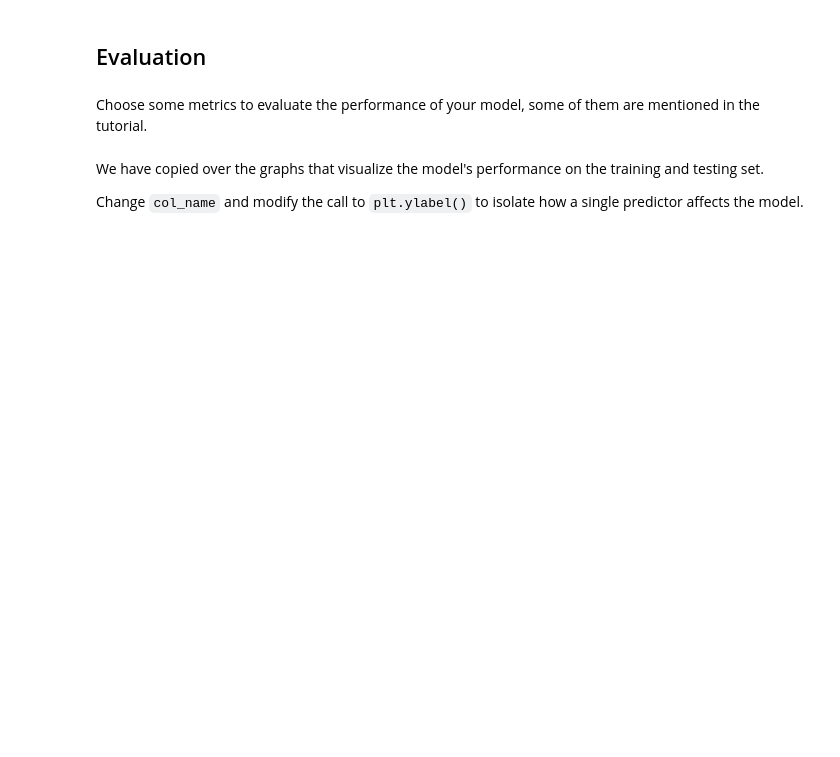
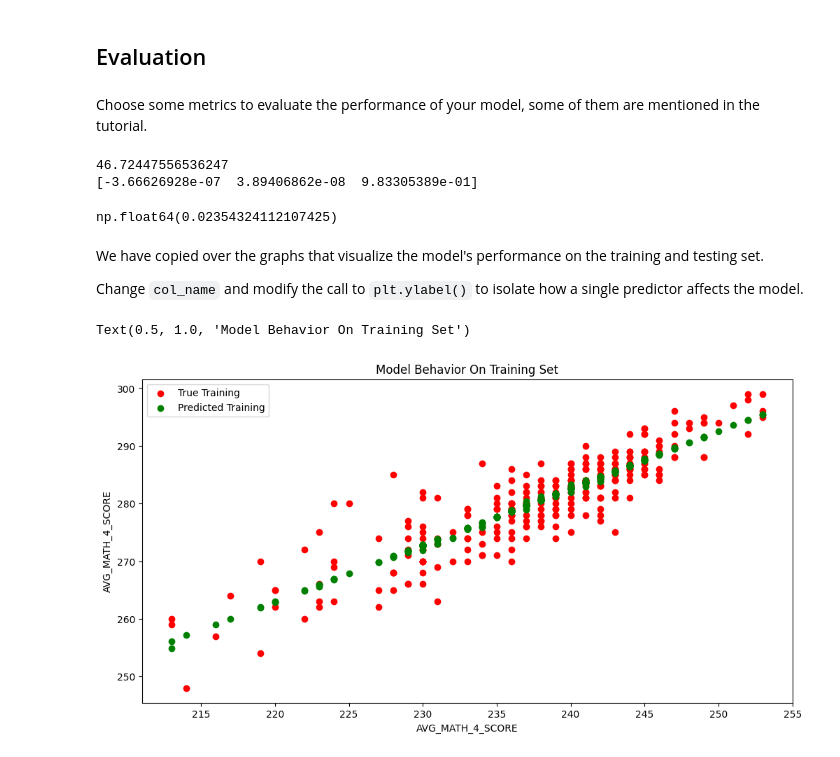
Before and after one commit to benguyen5/MDST-Tutorial, a Jupyter notebook: tutorial1/checkpoint1.ipynb, the cells around one changed output. Cells and saved outputs as stored; diff of their text form; code cells hidden in the pictures; blank space fills up the shorter version.

```diff
--- a/tutorial1/checkpoint1.ipynb
+++ b/tutorial1/checkpoint1.ipynb
@@ -166,6 +163,12 @@ from sklearn.model_selection import train_test_split
+# %%
+# X = input: enrollment, instruciton expenditure, and average 4th grade math scores
+# y = output, average grade 8 math score
+X = df[['ENROLL','INSTRUCTION_EXPENDITURE','AVG_MATH_4_SCORE']].dropna()
+y = df.loc[X.index]['AVG_MATH_8_SCORE']
+y.fillna(y.median(), inplace=True)
 # %%
-# X_train, X_test, y_train, y_test = train_test_split(
-#      X, y, test_size=, random_state=42)
+ X_train, X_test, y_train, y_test = train_test_split(
+      X, y, test_size= 0.3, random_state=0)
 # %% [markdown]
 <h2> Prediction </h2>
 # %% [markdown]
@@ -175,5 +179,5 @@ ML Models [Resource](https://medium.com/@vijaya.beeravalli/comparison-of-machine
 # %%
 # create your model here
-# model =
+model = LinearRegression()
 # %%
 model.fit(X_train, y_train)
@@ -183,19 +189,31 @@ y_pred = model.predict(X_test)
 ## Evaluation
 # %% [markdown]
 Choose some metrics to evaluate the performance of your model, some of them are mentioned in the tutorial.
+# %%
+model.score(X_test, y_test)
+print(model.intercept_)
+print(model.coef_)
+np.mean(model.predict(X_test)-y_test)
+# %% [output]
+46.72447556536247
+[-3.66626928e-07  3.89406862e-08  9.83305389e-01]
+np.float64(0.02354324112107425)
 # %% [markdown]
 We have copied over the graphs that visualize the model's performance on the training and testing set.
 
 Change `col_name` and modify the call to `plt.ylabel()` to isolate how a single predictor affects the model.
 # %%
-# col_name = 'COLUMN NAME OF ONE PREDICTOR'
+col_name = 'AVG_MATH_4_SCORE'
 
-# f = plt.figure(figsize=(12,6))
-# plt.scatter(X_train[col_name], y_train, color = "red")
-# plt.scatter(X_train[col_name], model.predict(X_train), color = "green")
+f = plt.figure(figsize=(12,6))
+plt.scatter(X_train['AVG_MATH_4_SCORE'], y_train, color = "red")
+plt.scatter(X_train['AVG_MATH_4_SCORE'], model.predict(X_train), color = "green")
 
-# plt.legend(['True Training','Predicted Training'])
-# plt.xlabel(col_name)
-# plt.ylabel('NAME OF THE PREDICTOR')
-# plt.title("Model Behavior On Training Set")
+plt.legend(['True Training','Predicted Training'])
+plt.xlabel('AVG_MATH_4_SCORE')
+plt.ylabel('AVG_MATH_4_SCORE')
+plt.title("Model Behavior On Training Set")
+# %% [output]
+Text(0.5, 1.0, 'Model Behavior On Training Set')
+[figure, added]
 # %%
```
Also changed, not shown: parts of 4 cells of this notebook.
